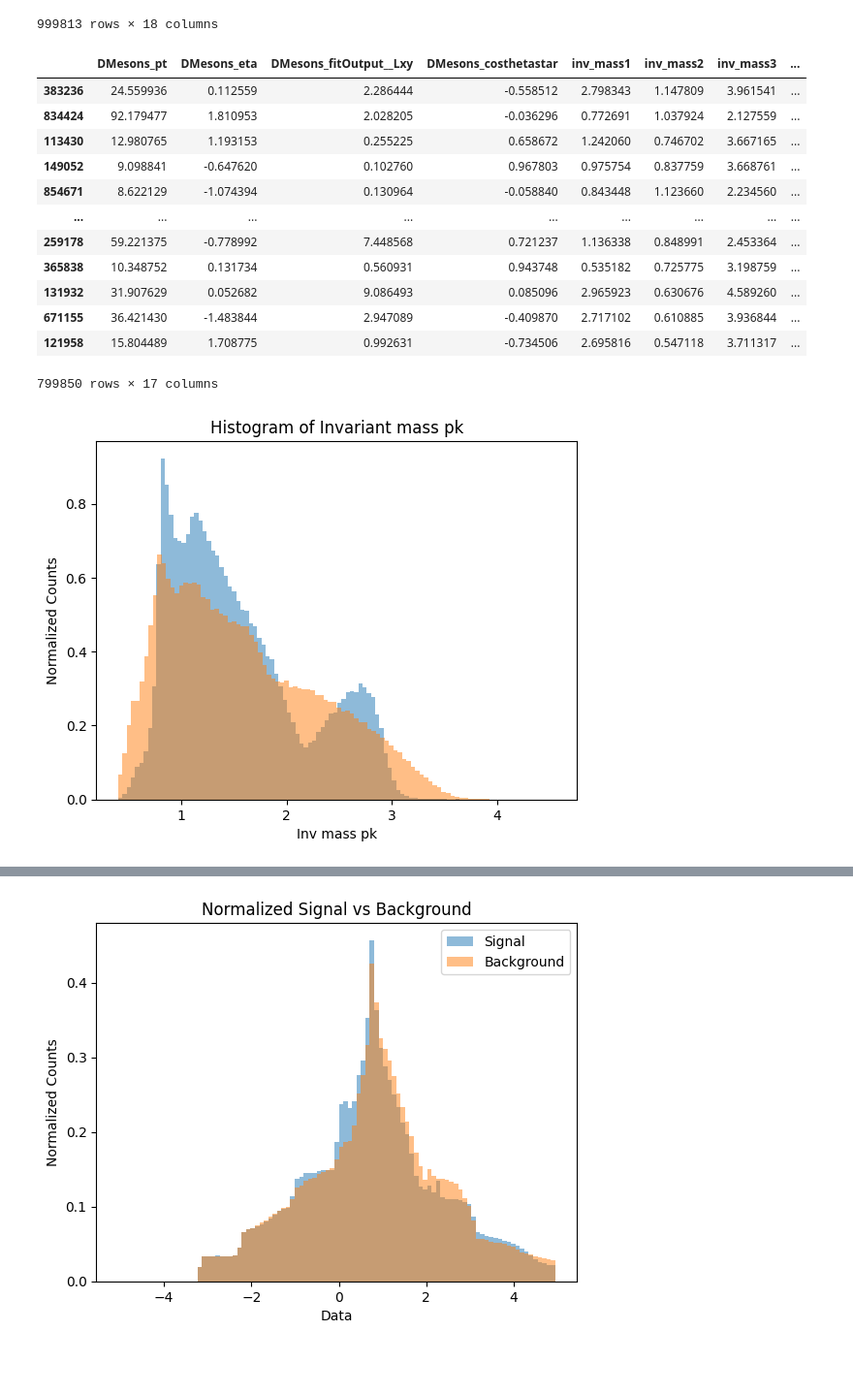
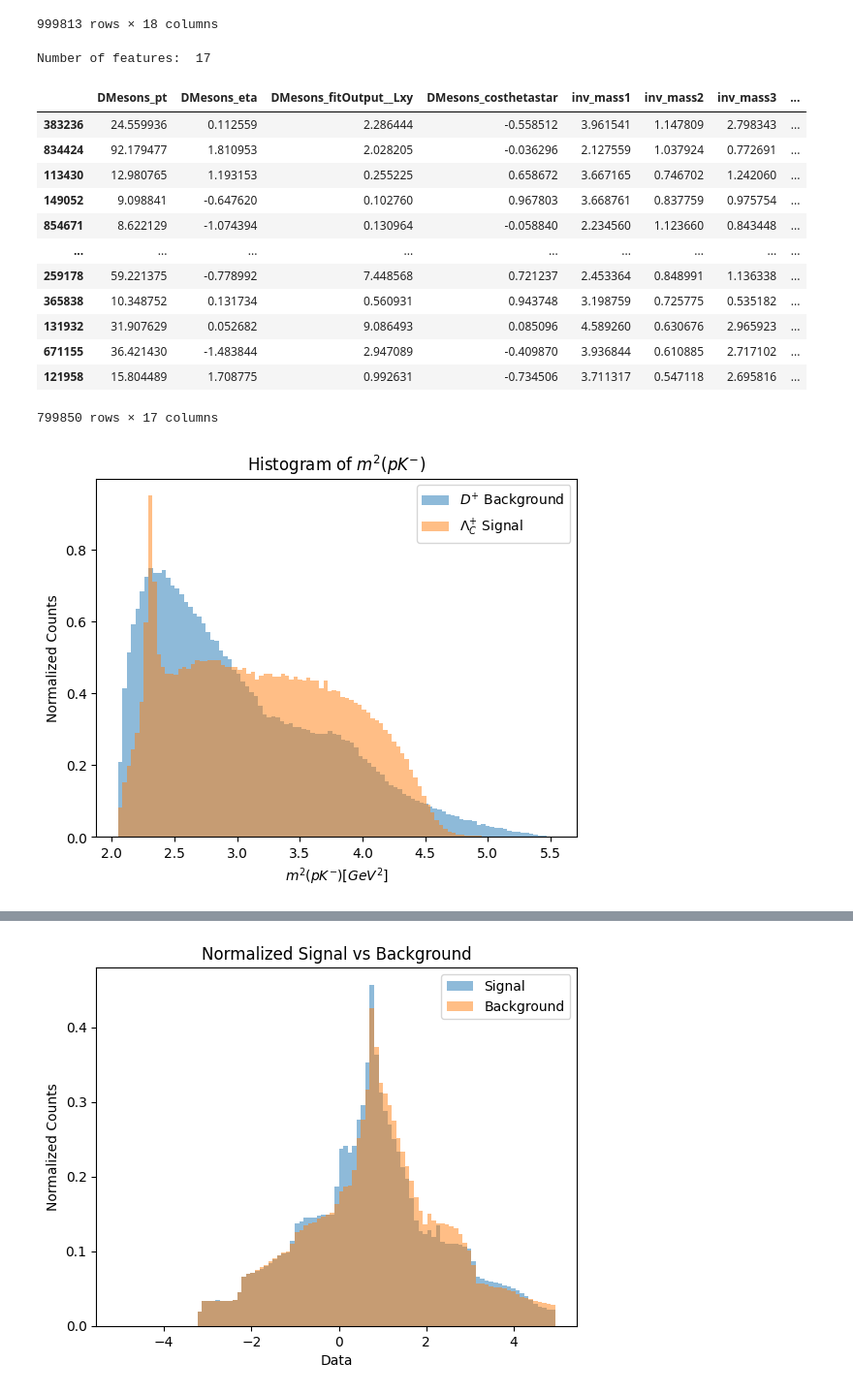
Before and after one commit to GitGup/ATLAS_DNN, a Jupyter notebook: MC_DNN.ipynb, the cells around one changed output, grey strips where cells are left out. Shown at 97% size. Cells and saved outputs as stored; diff of their text form; code cells hidden in the pictures; blank space fills up the shorter version.

```diff
--- a/MC_DNN.ipynb
+++ b/MC_DNN.ipynb
@@ -538,36 +538,39 @@ X_train1, X_test1, y_train1, y_test1 = train_test_split(only_411[training_column
 only_4122['DMesons_pdgId'] = only_4122['DMesons_pdgId'].replace({411: 0, 4122: 1})
 X_train2, X_test2, y_train2, y_test2 = train_test_split(only_4122[training_columns], only_4122['DMesons_pdgId'], test_size=0.2, random_state=42)
 # %%
+print("Number of features: ", len(training_columns))
 X_train
 # %% [output]
+Number of features:  17
 |  | DMesons_pt | DMesons_eta | DMesons_fitOutput__Lxy | DMesons_costhetastar | inv_mass1 | inv_mass2 | inv_mass3 | ... |
-| 383236 | 24.559936 | 0.112559 | 2.286444 | -0.558512 | 2.798343 | 1.147809 | 3.961541 | ... |
-| 834424 | 92.179477 | 1.810953 | 2.028205 | -0.036296 | 0.772691 | 1.037924 | 2.127559 | ... |
-| 113430 | 12.980765 | 1.193153 | 0.255225 | 0.658672 | 1.242060 | 0.746702 | 3.667165 | ... |
-| 149052 | 9.098841 | -0.647620 | 0.102760 | 0.967803 | 0.975754 | 0.837759 | 3.668761 | ... |
-| 854671 | 8.622129 | -1.074394 | 0.130964 | -0.058840 | 0.843448 | 1.123660 | 2.234560 | ... |
+| 383236 | 24.559936 | 0.112559 | 2.286444 | -0.558512 | 3.961541 | 1.147809 | 2.798343 | ... |
+| 834424 | 92.179477 | 1.810953 | 2.028205 | -0.036296 | 2.127559 | 1.037924 | 0.772691 | ... |
+| 113430 | 12.980765 | 1.193153 | 0.255225 | 0.658672 | 3.667165 | 0.746702 | 1.242060 | ... |
+| 149052 | 9.098841 | -0.647620 | 0.102760 | 0.967803 | 3.668761 | 0.837759 | 0.975754 | ... |
+| 854671 | 8.622129 | -1.074394 | 0.130964 | -0.058840 | 2.234560 | 1.123660 | 0.843448 | ... |
 | ... | ... | ... | ... | ... | ... | ... | ... | ... |
-| 259178 | 59.221375 | -0.778992 | 7.448568 | 0.721237 | 1.136338 | 0.848991 | 2.453364 | ... |
-| 365838 | 10.348752 | 0.131734 | 0.560931 | 0.943748 | 0.535182 | 0.725775 | 3.198759 | ... |
-| 131932 | 31.907629 | 0.052682 | 9.086493 | 0.085096 | 2.965923 | 0.630676 | 4.589260 | ... |
-| 671155 | 36.421430 | -1.483844 | 2.947089 | -0.409870 | 2.717102 | 0.610885 | 3.936844 | ... |
-| 121958 | 15.804489 | 1.708775 | 0.992631 | -0.734506 | 2.695816 | 0.547118 | 3.711317 | ... |
+| 259178 | 59.221375 | -0.778992 | 7.448568 | 0.721237 | 2.453364 | 0.848991 | 1.136338 | ... |
+| 365838 | 10.348752 | 0.131734 | 0.560931 | 0.943748 | 3.198759 | 0.725775 | 0.535182 | ... |
+| 131932 | 31.907629 | 0.052682 | 9.086493 | 0.085096 | 4.589260 | 0.630676 | 2.965923 | ... |
+| 671155 | 36.421430 | -1.483844 | 2.947089 | -0.409870 | 3.936844 | 0.610885 | 2.717102 | ... |
+| 121958 | 15.804489 | 1.708775 | 0.992631 | -0.734506 | 3.711317 | 0.547118 | 2.695816 | ... |
-799850 rows × 17 columns
+799850 rows × 17 columns
 # %%
 counts, bins, _ = plt.hist(X_train1["inv_mass1"], bins=100)
 counts2, bins2, _ = plt.hist(X_train2["inv_mass1"], bins=100)
 # Normalize the histogram using the formula
 density = counts / (sum(counts) * np.diff(bins))
 density2 = counts2 / (sum(counts2) * np.diff(bins2))
 
 # Plot the normalized histogram
 plt.clf()
-plt.bar(bins[:-1], density, width=np.diff(bins), align='edge', alpha=0.5)
-plt.bar(bins2[:-1], density2, width=np.diff(bins2), align='edge', alpha=0.5)
-plt.title("Histogram of Invariant mass pk")
-plt.xlabel("Inv mass pk")
+plt.bar(bins[:-1], density, width=np.diff(bins), align='edge', alpha=0.5, label = "$D^{+}$ Background")
+plt.bar(bins2[:-1], density2, width=np.diff(bins2), align='edge', alpha=0.5, label = "$\Lambda_C^{+}$ Signal")
+plt.title("Histogram of $m^2(pK^{-})$")
+plt.xlabel("$m^2(pK^{-}) [GeV^{2}]$")
 plt.ylabel("Normalized Counts")
+plt.legend()
 plt.show()
 # %% [output]
-[figure, old version]
+[figure, new version]
 # %%
```
Also changed, not shown: parts of 12 cells of this notebook.
